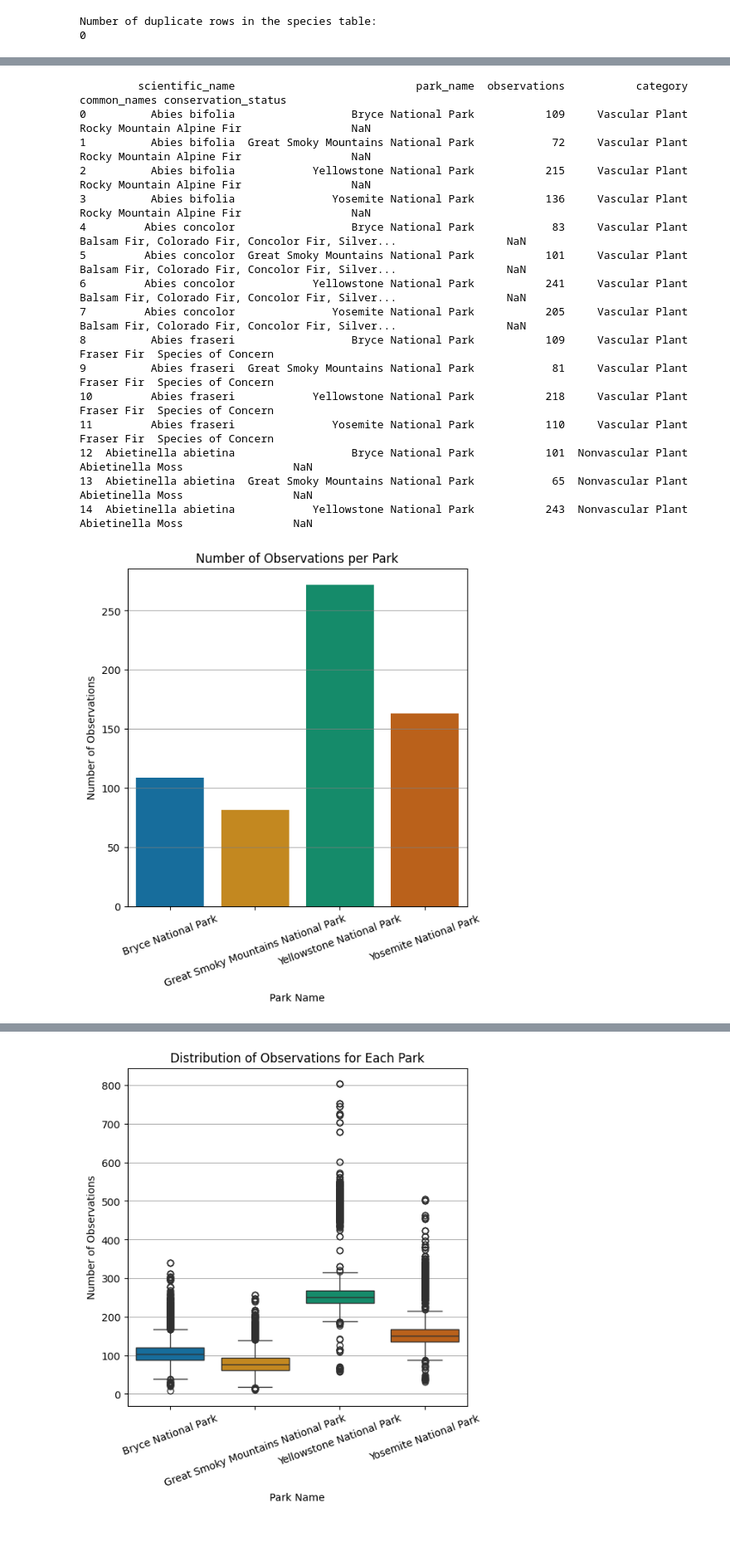
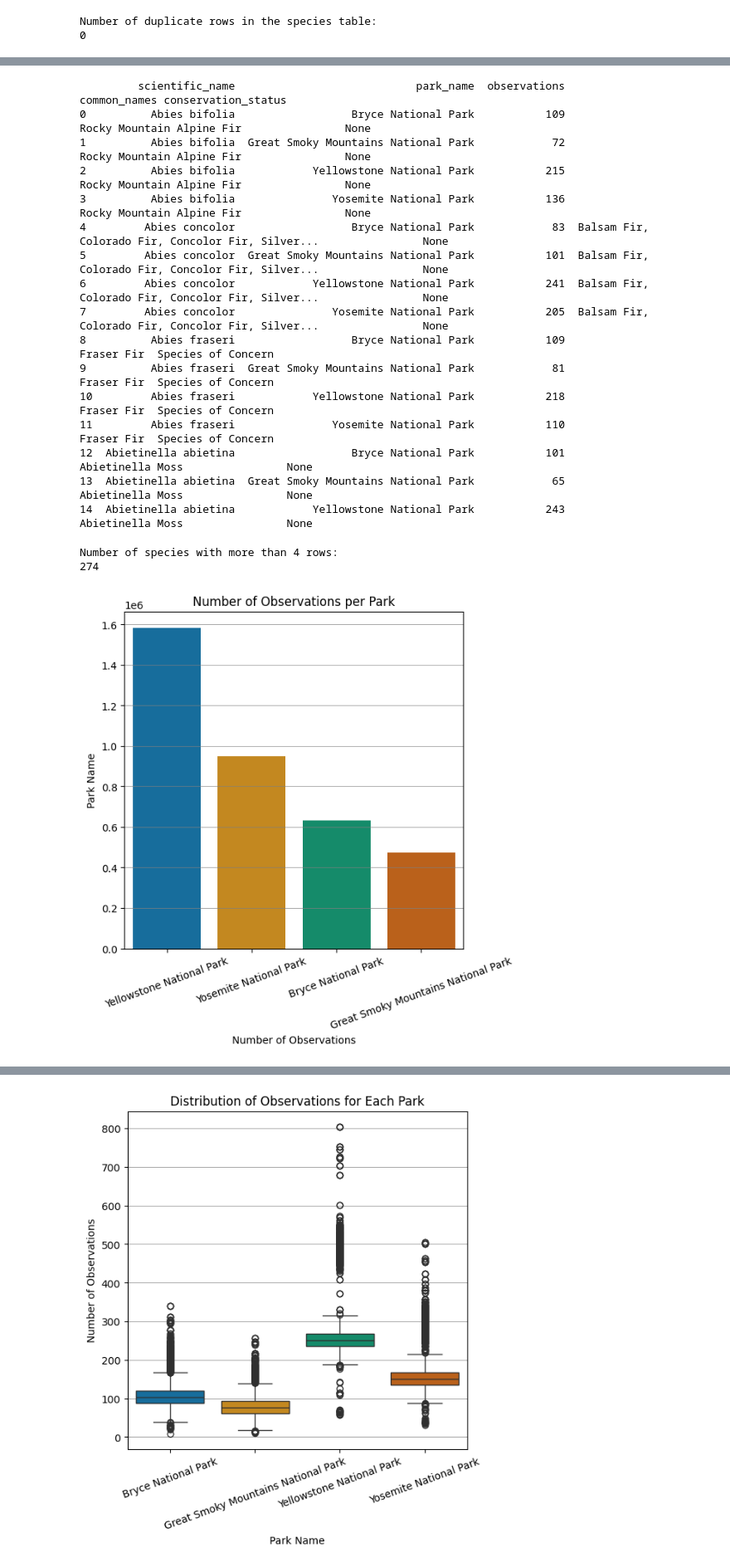
Before and after one commit to alanjameschapman/biodiversity, a Jupyter notebook: biodiversity.ipynb, the cells around one changed output, grey strips where cells are left out. Shown at 83% size. Saved outputs shown, nothing was run; the diff lists cells and outputs as text; code cells hidden in the pictures; blank space fills up the shorter version.

Commit message:
Clean species info and merge

```diff
--- a/biodiversity.ipynb
+++ b/biodiversity.ipynb
@@ -251,0 +321,12 @@ Number of duplicate rows in the species table:
+# %%
+# Drop the row for 'Oncorhynchus mykiss' and 'Missing value'
+df_species_clean = df_species[(df_species['scientific_name'] != 'Oncorhynchus mykiss') & (df_species['scientific_name'] != 'Missing')]
+
+# Group by scientific_name and concatenate the common_names into a single string, keeping conservation_status column
+df_species_clean = df_species_clean.groupby('scientific_name').agg(
+    common_names=('common_names', lambda x: ', '.join(x)),
+    conservation_status=('conservation_status', 'first')
+).reset_index()
+
+# Save the cleaned species_info table to a new CSV file
+df_species_clean.to_csv('species_info_clean.csv', index=False)
@@ -252,39 +365,53 @@ Number of duplicate rows in the species table:
 # %%
 # Merge the two tables on the 'scientific_name' column
-df = pd.merge(df_obs_clean, df_species, on='scientific_name')
+df = pd.merge(df_obs_clean, df_species_clean, on='scientific_name')
 
-# Sort the merged table by 'scientific_name' then 'park_name'
+# Sort the merged table by 'scientific_name' then 'park_name', and save as a new CSV file
 df = df.sort_values(by=['scientific_name', 'park_name'])
+df.to_csv('observations_species.csv', index=False)
 
 # Display the first few rows of the merged table
 pd.set_option('display.width', 1000) # Set a large width to prevent wrapping
 print(df.head(15))
 # %% [output]
-         scientific_name                            park_name  observations           category                                       common_names conservation_status
-0          Abies bifolia                  Bryce National Park           109     Vascular Plant                          Rocky Mountain Alpine Fir                 NaN
-1          Abies bifolia  Great Smoky Mountains National Park            72     Vascular Plant                          Rocky Mountain Alpine Fir                 NaN
-2          Abies bifolia            Yellowstone National Park           215     Vascular Plant                          Rocky Mountain Alpine Fir                 NaN
-3          Abies bifolia               Yosemite National Park           136     Vascular Plant                          Rocky Mountain Alpine Fir                 NaN
-4         Abies concolor                  Bryce National Park            83     Vascular Plant  Balsam Fir, Colorado Fir, Concolor Fir, Silver...                 NaN
-5         Abies concolor  Great Smoky Mountains National Park           101     Vascular Plant  Balsam Fir, Colorado Fir, Concolor Fir, Silver...                 NaN
-6         Abies concolor            Yellowstone National Park           241     Vascular Plant  Balsam Fir, Colorado Fir, Concolor Fir, Silver...                 NaN
-7         Abies concolor               Yosemite National Park           205     Vascular Plant  Balsam Fir, Colorado Fir, Concolor Fir, Silver...                 NaN
-8          Abies fraseri                  Bryce National Park           109     Vascular Plant                                         Fraser Fir  Species of Concern
-9          Abies fraseri  Great Smoky Mountains National Park            81     Vascular Plant                                         Fraser Fir  Species of Concern
-10         Abies fraseri            Yellowstone National Park           218     Vascular Plant                                         Fraser Fir  Species of Concern
-11         Abies fraseri               Yosemite National Park           110     Vascular Plant                                         Fraser Fir  Species of Concern
-12  Abietinella abietina                  Bryce National Park           101  Nonvascular Plant                                   Abietinella Moss                 NaN
-13  Abietinella abietina  Great Smoky Mountains National Park            65  Nonvascular Plant                                   Abietinella Moss                 NaN
-14  Abietinella abietina            Yellowstone National Park           243  Nonvascular Plant                                   Abietinella Moss                 NaN
+         scientific_name                            park_name  observations                                       common_names conservation_status
+0          Abies bifolia                  Bryce National Park           109                          Rocky Mountain Alpine Fir                None
+1          Abies bifolia  Great Smoky Mountains National Park            72                          Rocky Mountain Alpine Fir                None
+2          Abies bifolia            Yellowstone National Park           215                          Rocky Mountain Alpine Fir                None
+3          Abies bifolia               Yosemite National Park           136                          Rocky Mountain Alpine Fir                None
+4         Abies concolor                  Bryce National Park            83  Balsam Fir, Colorado Fir, Concolor Fir, Silver...                None
+5         Abies concolor  Great Smoky Mountains National Park           101  Balsam Fir, Colorado Fir, Concolor Fir, Silver...                None
+6         Abies concolor            Yellowstone National Park           241  Balsam Fir, Colorado Fir, Concolor Fir, Silver...                None
+7         Abies concolor               Yosemite National Park           205  Balsam Fir, Colorado Fir, Concolor Fir, Silver...                None
+8          Abies fraseri                  Bryce National Park           109                                         Fraser Fir  Species of Concern
+9          Abies fraseri  Great Smoky Mountains National Park            81                                         Fraser Fir  Species of Concern
+10         Abies fraseri            Yellowstone National Park           218                                         Fraser Fir  Species of Concern
+11         Abies fraseri               Yosemite National Park           110                                         Fraser Fir  Species of Concern
+12  Abietinella abietina                  Bryce National Park           101                                   Abietinella Moss                None
+13  Abietinella abietina  Great Smoky Mountains National Park            65                                   Abietinella Moss                None
+14  Abietinella abietina            Yellowstone National Park           243                                   Abietinella Moss                None
+# %%
+# Group by scientific_name and count the total number of rows for each
+species_row_count = df.groupby('scientific_name').size().reset_index(name='count')
+# Filter for species with more than 4 rows
+species_row_count = species_row_count[species_row_count['count'] > 4]
+# Count the number of unique species with more than 4 rows
+print('Number of species with more than 4 rows:')
+print(species_row_count['scientific_name'].nunique())
+# %% [output]
+Number of species with more than 4 rows:
+274
 # %%
-# Plot a bar chart of the number of observations per park
+# Plot a bar chart of the number of observations per park, descending order
+df_park_obs = df.groupby('park_name')['observations'].sum().reset_index()
+df_park_obs = df_park_obs.sort_values(by='observations', ascending=False)
 plt.figure(figsize=(6, 6))
-sns.barplot(data=df, x='park_name', y='observations', hue='park_name', errorbar=None, palette='colorblind', legend=False)
+sns.barplot(data=df_park_obs, x='park_name', y='observations', hue='park_name', palette='colorblind', legend=False)
+plt.xlabel('Number of Observations')
+plt.xticks(rotation=20)
+plt.ylabel('Park Name')
 plt.title('Number of Observations per Park')
-plt.ylabel('Number of Observations')
 plt.grid(axis='y', which='major', color='grey', linestyle='-', linewidth=0.5)
-plt.xlabel('Park Name')
-plt.xticks(rotation=20)
 plt.show()
 # %% [output]
-[figure, old version]
+[figure, new version]
```
Also changed, not shown: parts of 21 cells of this notebook, 3 other files.
